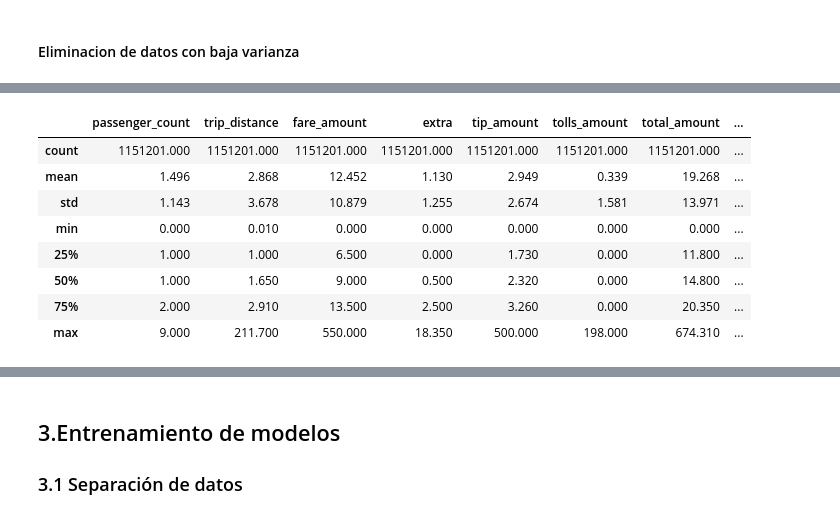
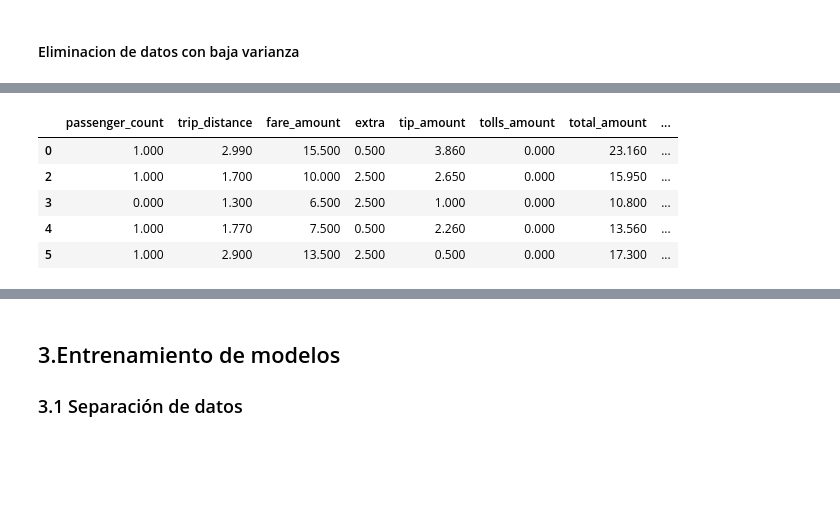
Before and after one commit to santiagobiobot/uba-ia-add-tpfinal, a Jupyter notebook: TP-final-Carlos.ipynb, the cells around one changed output, grey strips where cells are left out. Drawn from its saved outputs; the diff is of its cells as text; code cells hidden in the pictures; blank space fills up the shorter version.

```diff
--- a/TP-final-Carlos.ipynb
+++ b/TP-final-Carlos.ipynb
@@ -820,12 +794,9 @@ improvement_surcharge
 # %%
-variance_X.describe()
+variance_X.head()
 # %% [output]
 |  | passenger_count | trip_distance | fare_amount | extra | tip_amount | tolls_amount | total_amount | ... |
-| count | 1151201.000 | 1151201.000 | 1151201.000 | 1151201.000 | 1151201.000 | 1151201.000 | 1151201.000 | ... |
-| mean | 1.496 | 2.868 | 12.452 | 1.130 | 2.949 | 0.339 | 19.268 | ... |
-| std | 1.143 | 3.678 | 10.879 | 1.255 | 2.674 | 1.581 | 13.971 | ... |
-| min | 0.000 | 0.010 | 0.000 | 0.000 | 0.000 | 0.000 | 0.000 | ... |
-| 25% | 1.000 | 1.000 | 6.500 | 0.000 | 1.730 | 0.000 | 11.800 | ... |
-| 50% | 1.000 | 1.650 | 9.000 | 0.500 | 2.320 | 0.000 | 14.800 | ... |
-| 75% | 2.000 | 2.910 | 13.500 | 2.500 | 3.260 | 0.000 | 20.350 | ... |
-| max | 9.000 | 211.700 | 550.000 | 18.350 | 500.000 | 198.000 | 674.310 | ... |
+| 0 | 1.000 | 2.990 | 15.500 | 0.500 | 3.860 | 0.000 | 23.160 | ... |
+| 2 | 1.000 | 1.700 | 10.000 | 2.500 | 2.650 | 0.000 | 15.950 | ... |
+| 3 | 0.000 | 1.300 | 6.500 | 2.500 | 1.000 | 0.000 | 10.800 | ... |
+| 4 | 1.000 | 1.770 | 7.500 | 0.500 | 2.260 | 0.000 | 13.560 | ... |
+| 5 | 1.000 | 2.900 | 13.500 | 2.500 | 0.500 | 0.000 | 17.300 | ... |
```
Also changed, not shown: parts of 41 cells of this notebook.
